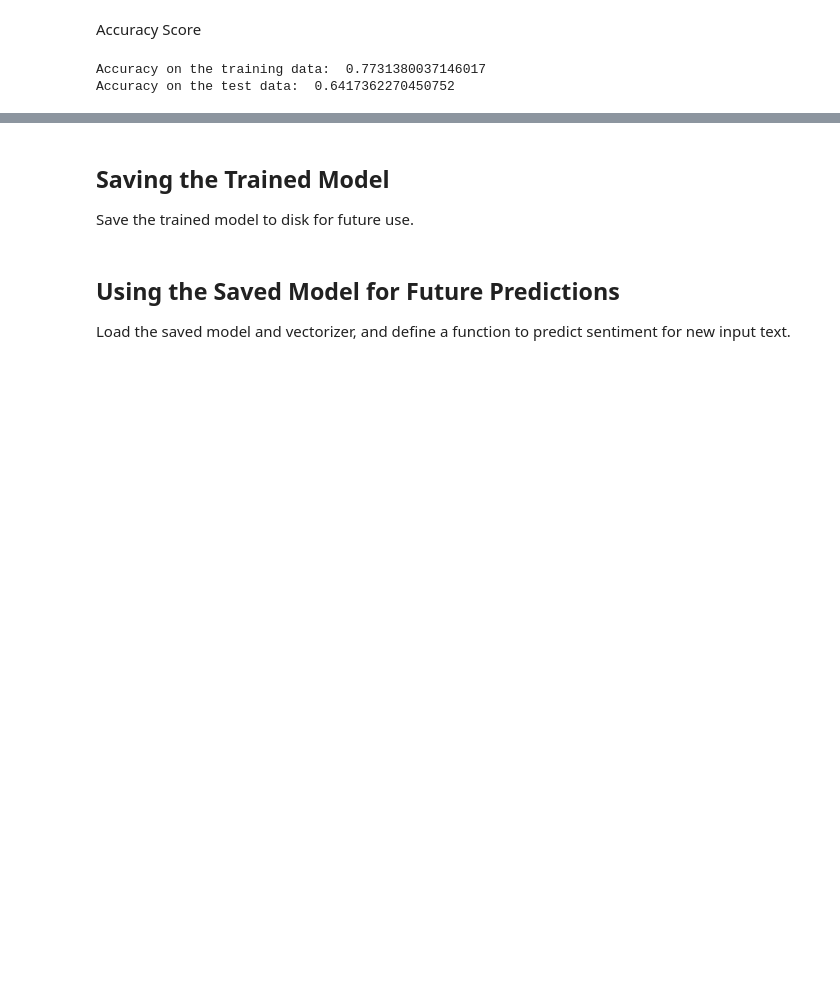
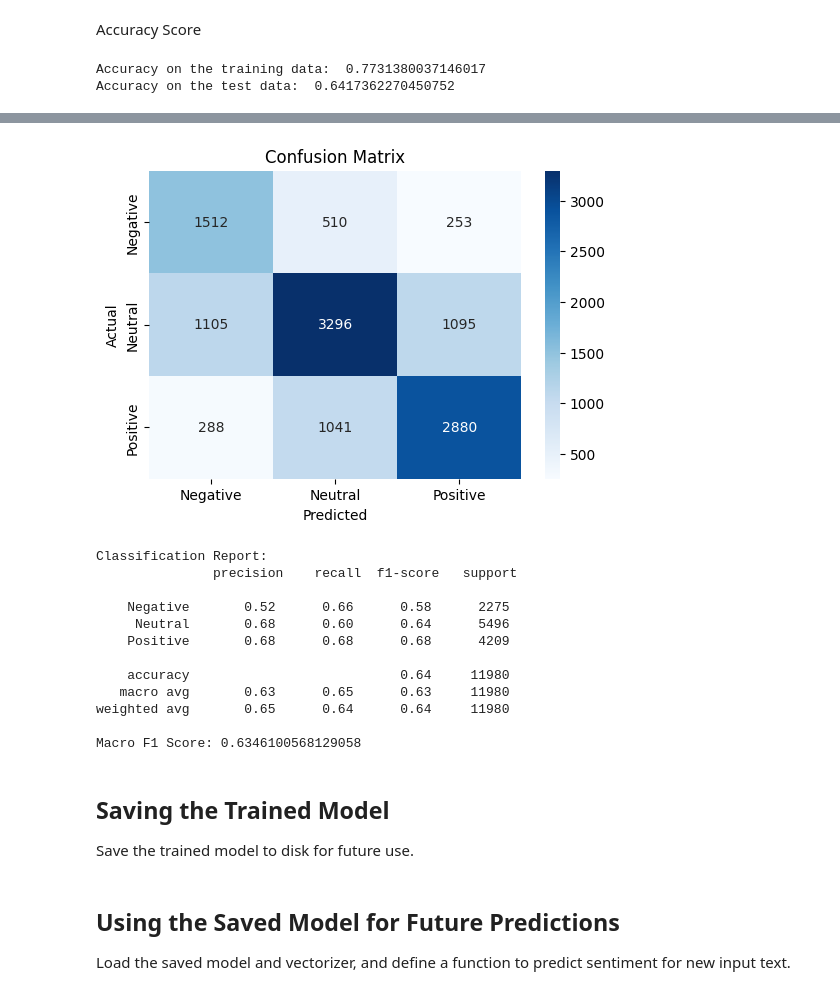
Before and after one commit to AshenafiTech/sentiment-analysis, a Jupyter notebook: Sentiment_Analysis_of_Tweets.ipynb, the cells around one changed output, grey strips where cells are left out. Saved outputs shown, nothing was run; the diff lists cells and outputs as text; code cells hidden in the pictures; blank space fills up the shorter version.

```diff
--- a/Sentiment_Analysis_of_Tweets.ipynb
+++ b/Sentiment_Analysis_of_Tweets.ipynb
@@ -216,3 +225,40 @@ Accuracy on the test data:  0.6417362270450752
+# %%
+from sklearn.metrics import confusion_matrix, classification_report, f1_score
+import matplotlib.pyplot as plt
+import seaborn as sns
+
+# Predict on test data
+y_pred = model.predict(X_test)
+
+# Confusion Matrix
+cm = confusion_matrix(Y_test, y_pred)
+plt.figure(figsize=(6,4))
+sns.heatmap(cm, annot=True, fmt='d', cmap='Blues', xticklabels=['Negative', 'Neutral', 'Positive'], yticklabels=['Negative', 'Neutral', 'Positive'])
+plt.xlabel('Predicted')
+plt.ylabel('Actual')
+plt.title('Confusion Matrix')
+plt.show()
+
+# Classification Report (includes F1 score, precision, recall)
+print("Classification Report:\n", classification_report(Y_test, y_pred, target_names=['Negative', 'Neutral', 'Positive']))
+
+# Macro F1 Score
+macro_f1 = f1_score(Y_test, y_pred, average='macro')
+print("Macro F1 Score:", macro_f1)
+# %% [output]
+[figure, added]
+Classification Report:
+               precision    recall  f1-score   support
+
+    Negative       0.52      0.66      0.58      2275
+     Neutral       0.68      0.60      0.64      5496
+    Positive       0.68      0.68      0.68      4209
+
+    accuracy                           0.64     11980
+   macro avg       0.63      0.65      0.63     11980
+weighted avg       0.65      0.64      0.64     11980
+
+Macro F1 Score: 0.6346100568129058
 # %% [markdown]
 ## Saving the Trained Model
 
```
Also changed, not shown: parts of 1 cell of this notebook.
